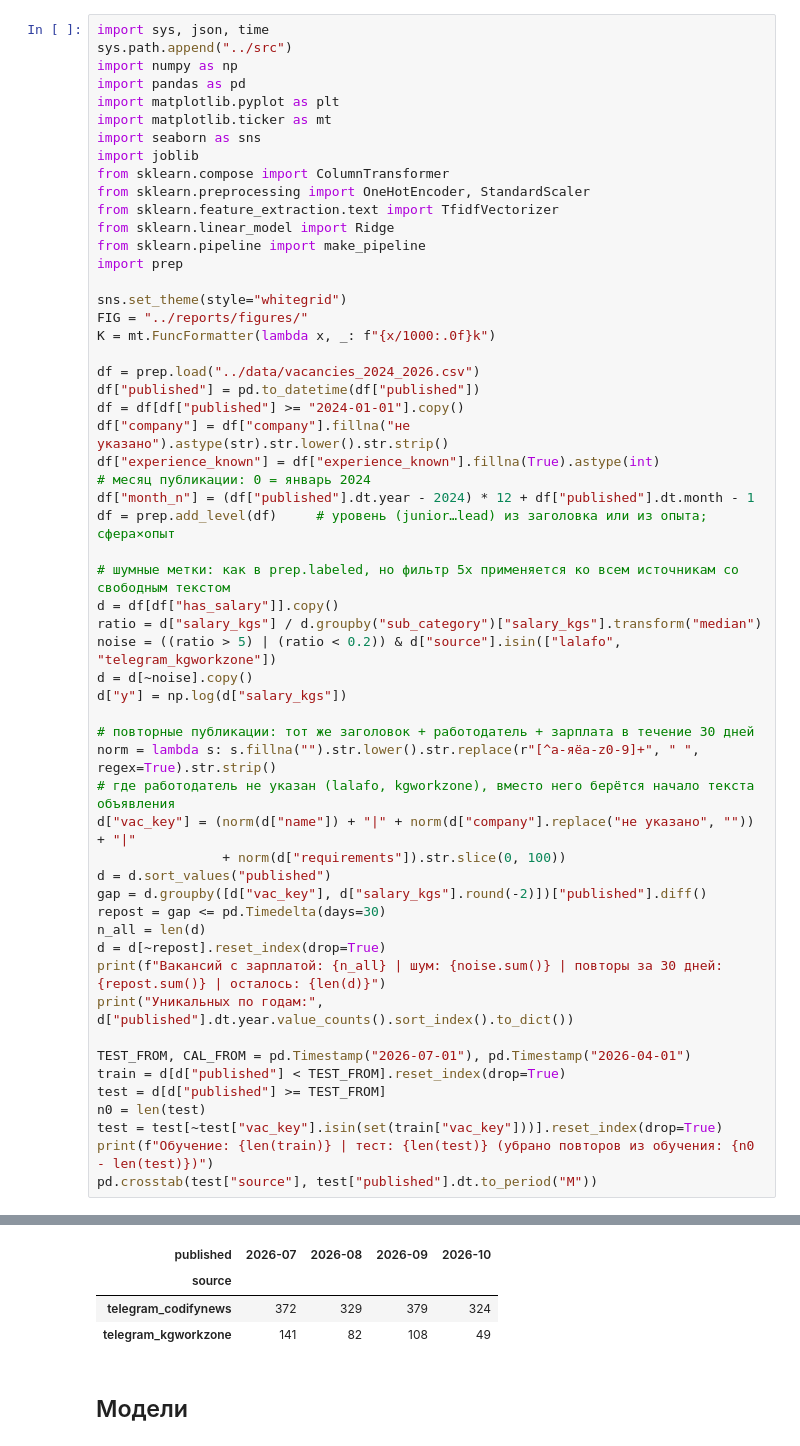
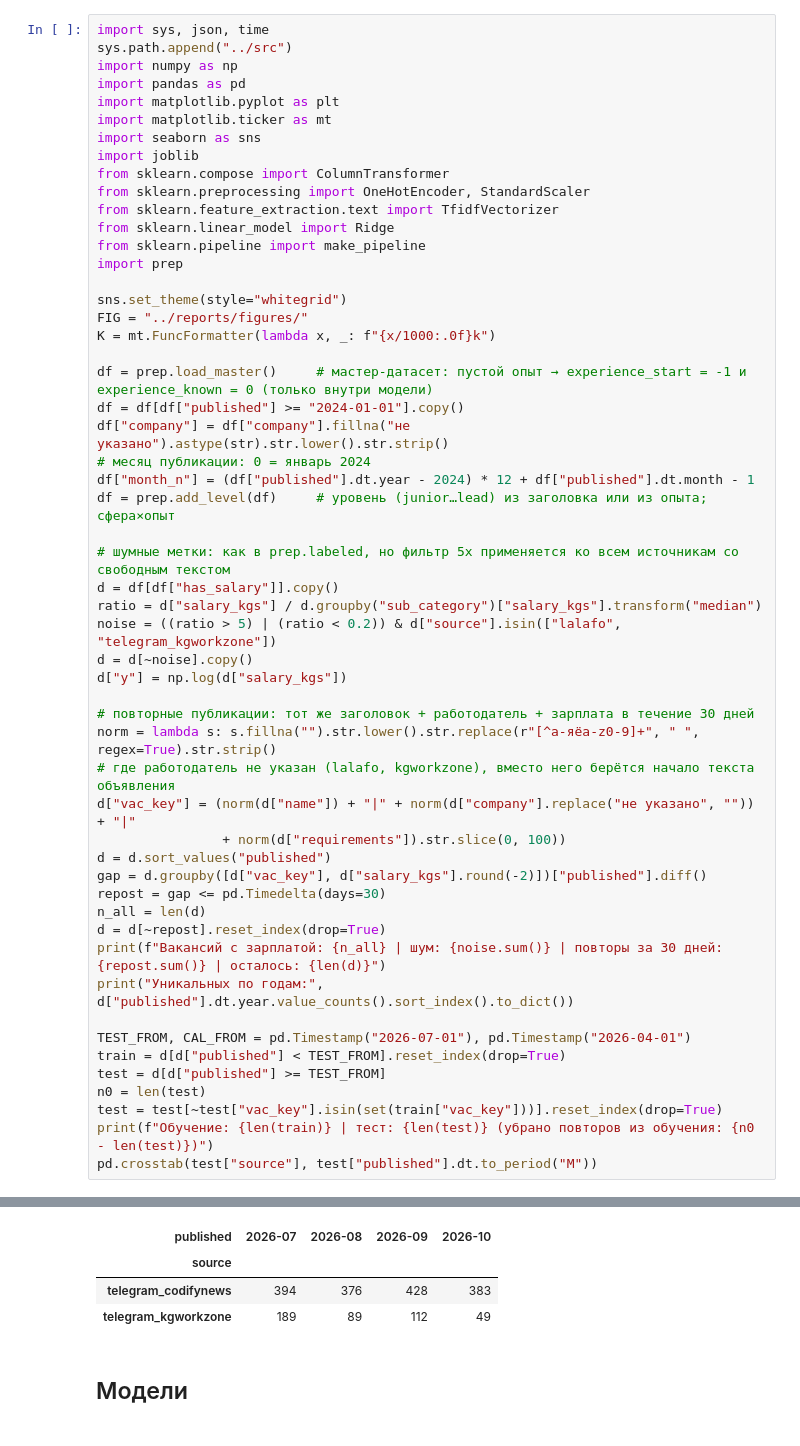
Before and after one commit to kambaraalieva/kg-salary-prediction, a Jupyter notebook: notebooks/07_time_split.ipynb, the cells around one changed output, grey strips where cells are left out. Drawn from its saved outputs; the diff is of its cells as text.

```diff
--- a/notebooks/07_time_split.ipynb
+++ b/notebooks/07_time_split.ipynb
@@ -50,11 +51,9 @@ sns.set_theme(style="whitegrid")
 FIG = "../reports/figures/"
 K = mt.FuncFormatter(lambda x, _: f"{x/1000:.0f}k")
 
-df = prep.load("../data/vacancies_2024_2026.csv")
-df["published"] = pd.to_datetime(df["published"])
+df = prep.load_master()     # мастер-датасет: пустой опыт → experience_start = -1 и experience_known = 0 (только внутри модели)
 df = df[df["published"] >= "2024-01-01"].copy()
 df["company"] = df["company"].fillna("не указано").astype(str).str.lower().str.strip()
-df["experience_known"] = df["experience_known"].fillna(True).astype(int)
 # месяц публикации: 0 = январь 2024
 df["month_n"] = (df["published"].dt.year - 2024) * 12 + df["published"].dt.month - 1
 df = prep.add_level(df)     # уровень (junior…lead) из заголовка или из опыта; сфера×опыт
@@ -93,7 +92,7 @@ pd.crosstab(test["source"], test["published"].dt.to_period("M"))
 | published | 2026-07 | 2026-08 | 2026-09 | 2026-10 |
 | source |  |  |  |  |
-| telegram_codifynews | 372 | 329 | 379 | 324 |
-| telegram_kgworkzone | 141 | 82 | 108 | 49 |
+| telegram_codifynews | 394 | 376 | 428 | 383 |
+| telegram_kgworkzone | 189 | 89 | 112 | 49 |
 # %% [markdown]
 ## Модели
 # %%
```
Also changed, not shown: parts of 12 cells of this notebook, 17 other files.
